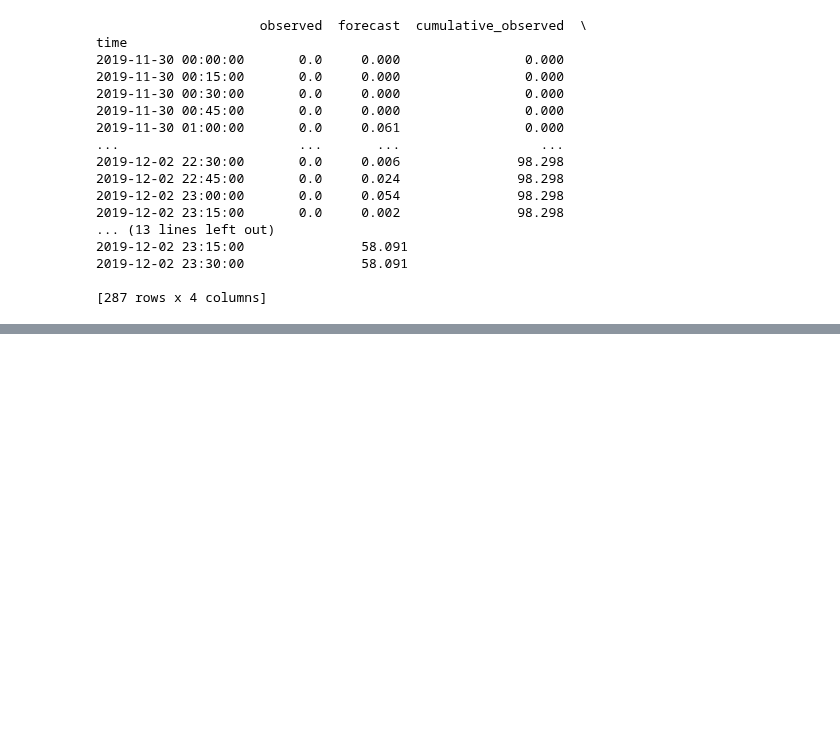
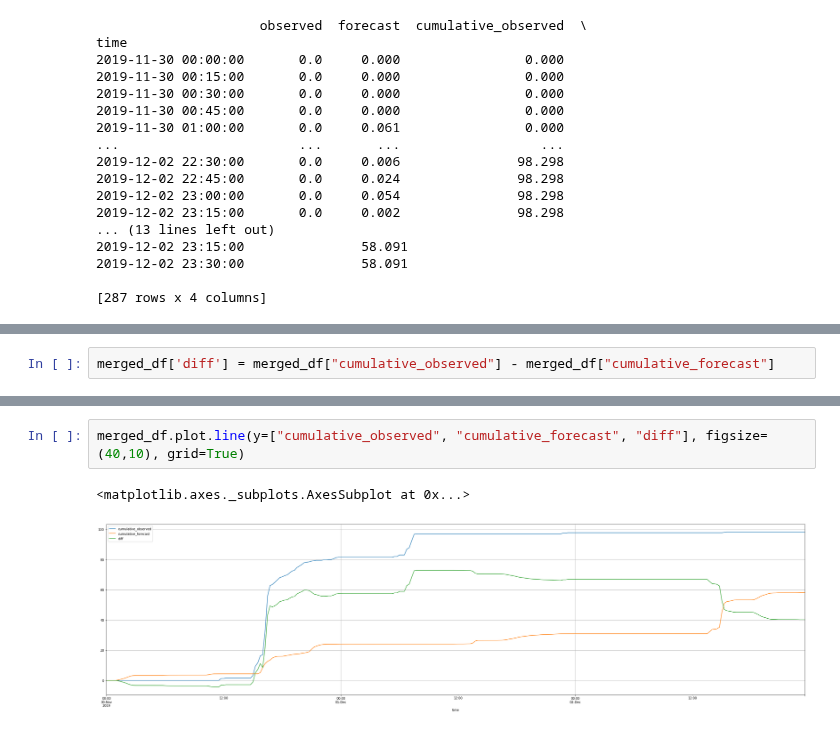
Before and after one commit to CUrW-SL/DSS-Framework, a Jupyter notebook: jupyter_notebooks/Water-level forecast.ipynb, the cells around one changed output, grey strips where cells are left out. Saved outputs shown, nothing was run; the diff lists cells and outputs as text; blank space fills up the shorter version.

```diff
--- a/jupyter_notebooks/Water-level forecast.ipynb
+++ b/jupyter_notebooks/Water-level forecast.ipynb
@@ -310,0 +371,2 @@ merged_df.plot.line(y=["observed", "cumulative_forecast"], figsize=(40,10), grid
+# %%
+merged_df['diff'] = merged_df["cumulative_observed"] - merged_df["cumulative_forecast"]
@@ -310,0 +390,5 @@ merged_df.plot.line(y=["observed", "cumulative_forecast"], figsize=(40,10), grid
+# %%
+merged_df.plot.line(y=["cumulative_observed", "cumulative_forecast", "diff"], figsize=(40,10), grid=True)
+# %% [output]
+<matplotlib.axes._subplots.AxesSubplot at 0x...>
+[figure, added]
```
Also changed, not shown: parts of 10 cells of this notebook.
